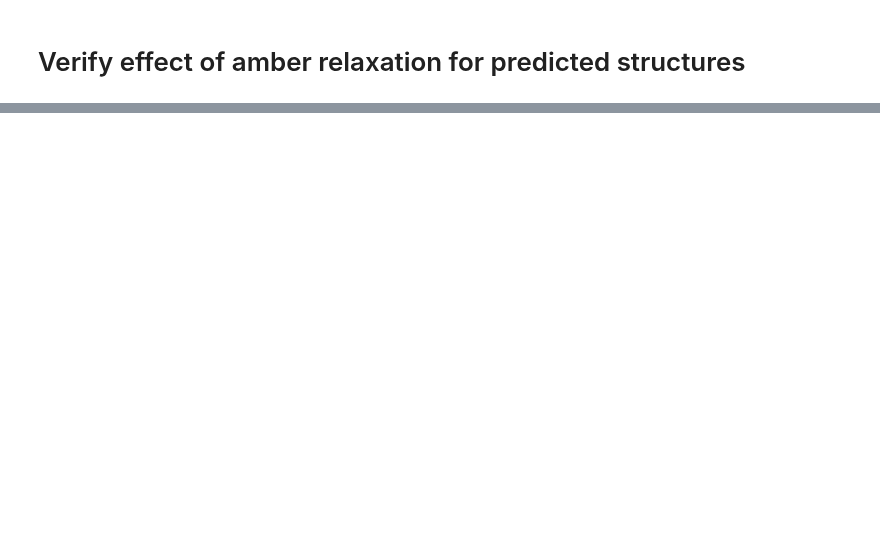
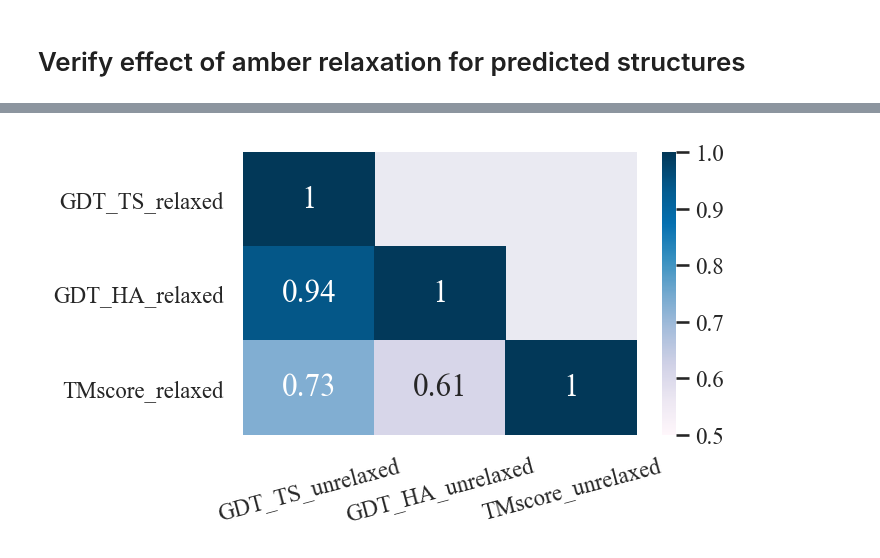
Before and after one commit to yutake27/MQAB4AF2, a Jupyter notebook: src/notebooks/datasets/how_head_num_10/verify_relax_effect.ipynb, the cells around one changed output, grey strips where cells are left out. Cells and saved outputs as stored; diff of their text form; code cells hidden in the pictures; blank space fills up the shorter version.

```diff
--- a/src/notebooks/datasets/how_head_num_10/verify_relax_effect.ipynb
+++ b/src/notebooks/datasets/how_head_num_10/verify_relax_effect.ipynb
@@ -126,0 +127,13 @@ plt.savefig(fig_dir / 'corr_heatmap.png')
+# %%
+relaxed_columns = [label + suffixes[0] for label in labels]
+unrelaxed_columns = [label + suffixes[1] for label in labels]
+columns = relaxed_columns + unrelaxed_columns
+data = df[columns].corr(method='spearman')[unrelaxed_columns].loc[relaxed_columns]
+mask = np.triu(np.ones_like(data, dtype=np.bool_), k=1)
+plt.figure(figsize=(5, 3))
+sns.heatmap(data, mask=mask, vmin=0.5, vmax=1, annot=True, cmap='PuBu')
+plt.xticks(rotation=15)
+plt.tight_layout()
+plt.savefig(fig_dir / 'corr_spearman_heatmap.png')
+# %% [output]
+[figure, added]
```
Also changed, not shown: parts of 6 cells of this notebook, 10 other files.
